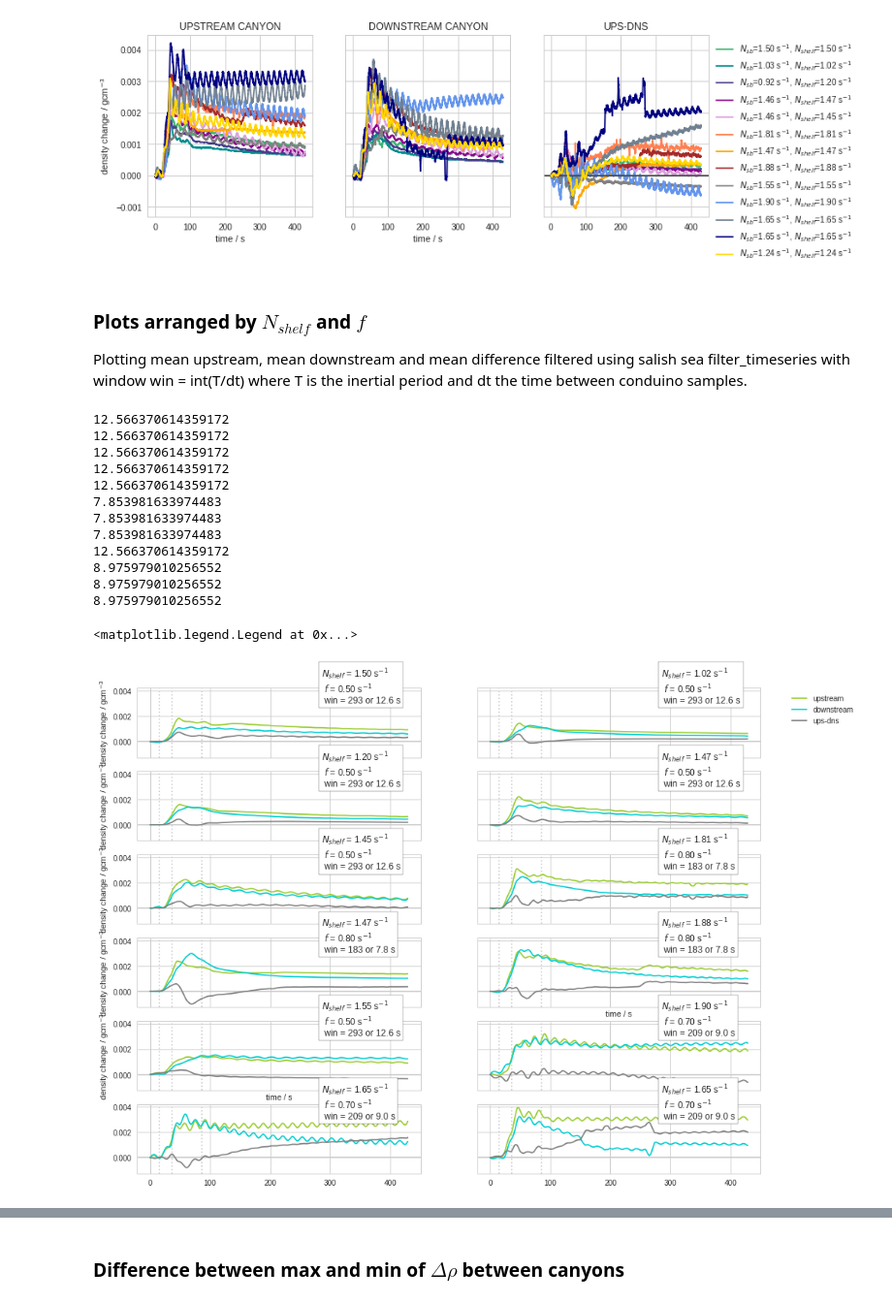
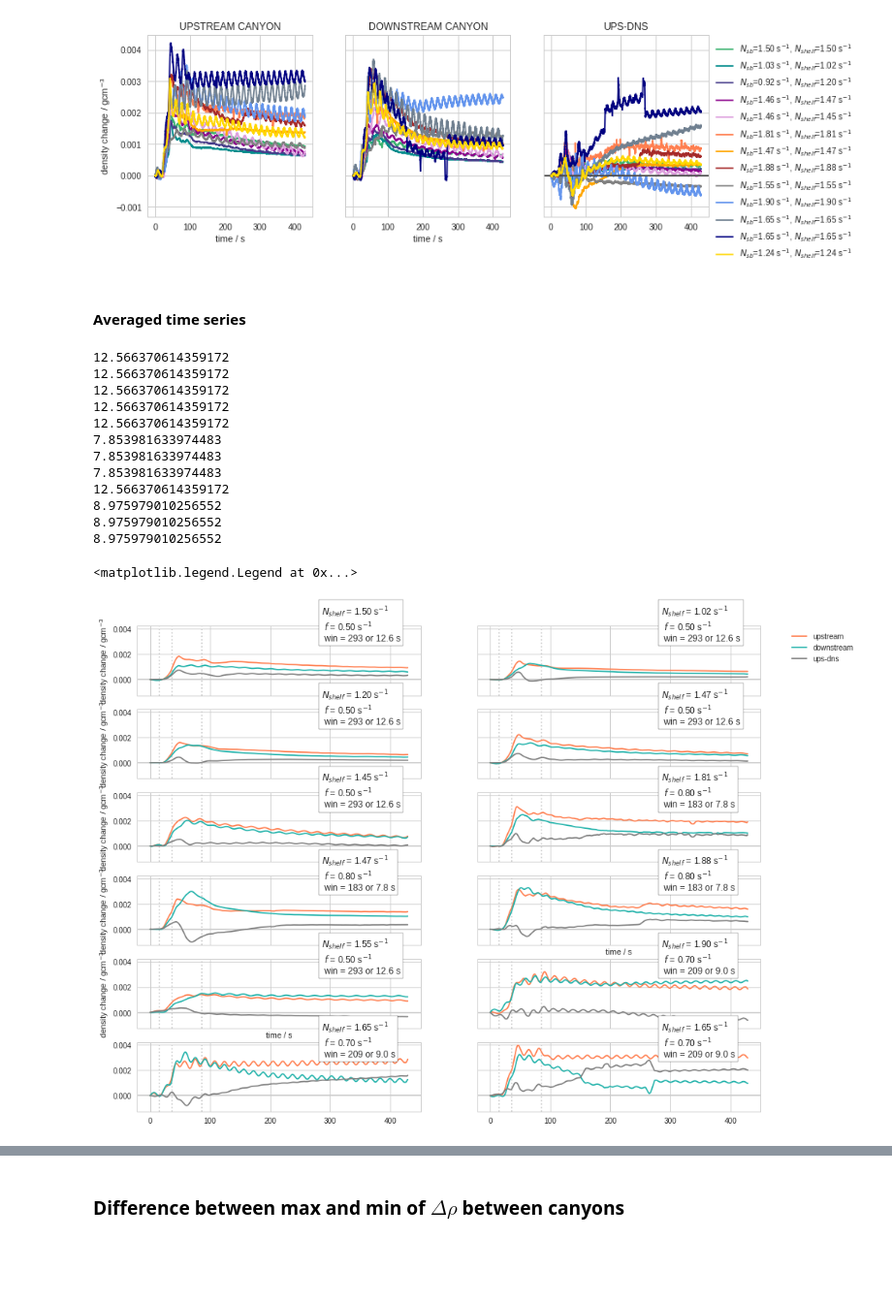
Before and after one commit to UBC-MOAD/MultipleCanyons, a Jupyter notebook: lab/Conduino/notebooks/all_experiments_two_canyons.ipynb, the cells around one changed output, grey strips where cells are left out. Shown at 97% size. Drawn from its saved outputs; the diff is of its cells as text; code cells hidden in the pictures; blank space fills up the shorter version.

```diff
--- a/lab/Conduino/notebooks/all_experiments_two_canyons.ipynb
+++ b/lab/Conduino/notebooks/all_experiments_two_canyons.ipynb
@@ -154,6 +156,7 @@ for exp, kk in zip(exp_dicts, range(exp_num)):
         P1 = mat['ch1']
         P2 = mat['ch2']
         time = mat['time']
+        dt = mat['dt']
         inertial_period = 1/((exp["fo"])/(2*np.pi))
         win = int(inertial_period/dt)
         if exp['calibration']=='09Aug19':
@@ -231,10 +234,8 @@ ax[1].set_xlabel('time / s')
 # %% [output]
 Text(0.5,0,'time / s')
 [figure]
-# %% [markdown]
-### Plots arranged by $N_{shelf}$ and $f$
-
-Plotting mean upstream, mean downstream and mean difference filtered using salish sea filter_timeseries with window win = int(T/dt) where T is the inertial period and dt the time between conduino samples.
+# %% [markdown]
+#### Averaged time series
 # %%
 fig, ((ax0,ax1),(ax2,ax3),(ax4,ax5),(ax6,ax7),(ax8,ax9),(ax10,ax11)) = plt.subplots(6, 2, figsize=(15,12), sharey=True, sharex=True)
 
@@ -270,33 +271,33 @@ for exp, kk, ax in zip(exp_Norder, range(exp_num), axs):
     plot_uprofile(ax)
     ax.text(0.65,0.8,'$N_{shelf}$ = %1.2f s$^{-1}$ \n $f$ = %1.2f s$^{-1}$ \n win = %d or %1.1f s' \
             %(exp["Nshelf"],exp["fo"],win, win*dt), transform=ax.transAxes,
             bbox=dict(facecolor='white', alpha=1) )
 
     ax.plot(time, ctools.filter_timeseries(avg1/(len(exp['run_files'])),winlen=win),'-',
-            color='yellowgreen', label='upstream')
+            color='coral', label='upstream')
     ax.plot(time, ctools.filter_timeseries(avg2/(len(exp['run_files'])),winlen=win),'-',
-            color='darkturquoise', label='downstream')
+            color='lightseagreen', label='downstream')
     ax.plot(time, ctools.filter_timeseries(avg3/(len(exp['run_files'])),winlen=win),
             '-',color='0.5', label='ups-dns')
 
 
 for ax in [ax0,ax2,ax4,ax6,ax8]:
     ax.set_ylabel('density change / gcm$^{-3}$')
 ax7.set_xlabel('time / s')
 ax8.set_xlabel('time / s')
 ax1.legend(bbox_to_anchor=(1.35,1))
 # %% [output]
 12.566370614359172
 12.566370614359172
 12.566370614359172
 12.566370614359172
 12.566370614359172
 7.853981633974483
 7.853981633974483
 7.853981633974483
 12.566370614359172
 8.975979010256552
 8.975979010256552
 8.975979010256552
 <matplotlib.legend.Legend at 0x...>
-[figure, old version]
+[figure, new version]
```
Also changed, not shown: parts of 7 cells of this notebook.
